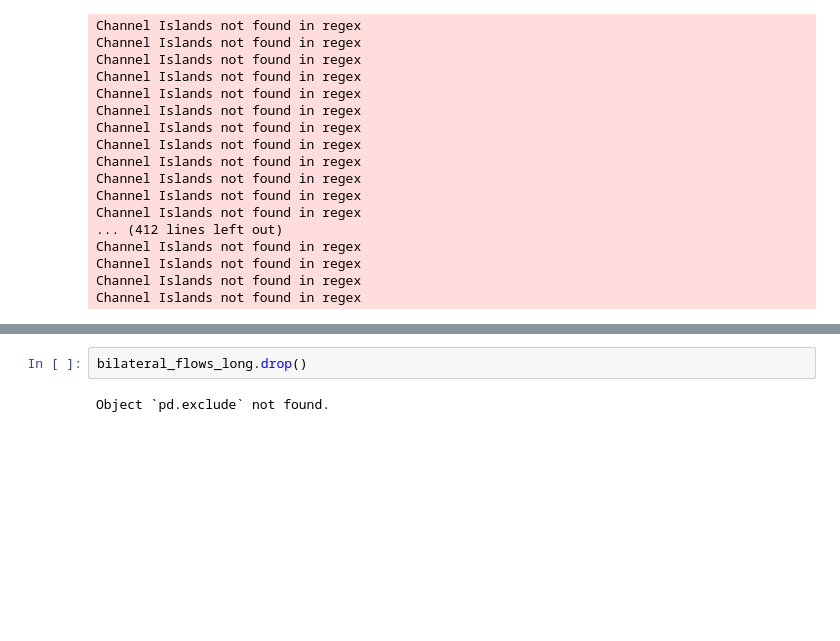
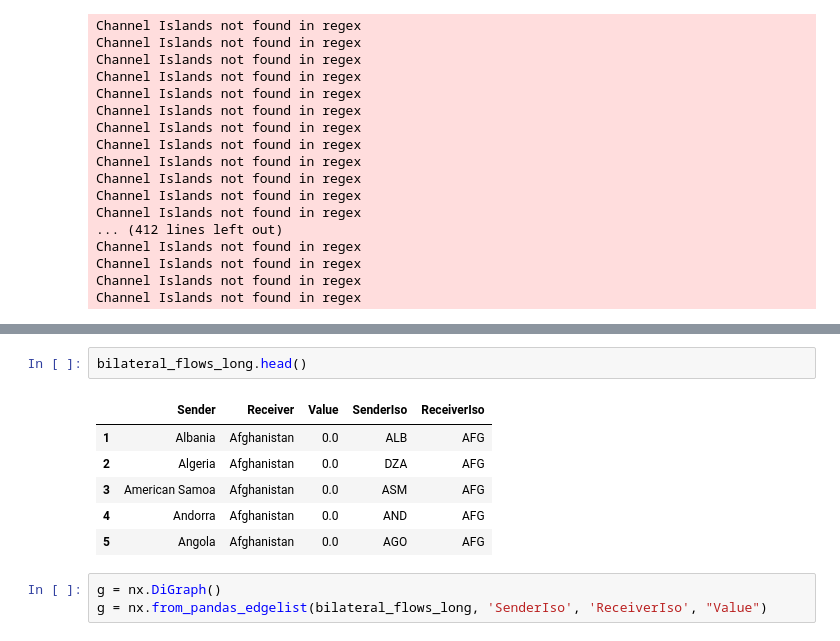
Before and after one commit to Halkenhaeusser/International-Money-and-Finance, a Jupyter notebook: Remittances/remit.ipynb, the cells around one changed output, grey strips where cells are left out. Drawn from its saved outputs; the diff is of its cells as text; blank space fills up the shorter version.

```diff
--- a/Remittances/remit.ipynb
+++ b/Remittances/remit.ipynb
@@ -160,4 +123,12 @@ pd.drop()
 # %%
-bilateral_flows_long.drop()
+bilateral_flows_long.head()
 # %% [output]
-Object `pd.exclude` not found.
+|  | Sender | Receiver | Value | SenderIso | ReceiverIso |
+| 1 | Albania | Afghanistan | 0.0 | ALB | AFG |
+| 2 | Algeria | Afghanistan | 0.0 | DZA | AFG |
+| 3 | American Samoa | Afghanistan | 0.0 | ASM | AFG |
+| 4 | Andorra | Afghanistan | 0.0 | AND | AFG |
+| 5 | Angola | Afghanistan | 0.0 | AGO | AFG |
+# %%
+g = nx.DiGraph()
+g = nx.from_pandas_edgelist(bilateral_flows_long, 'SenderIso', 'ReceiverIso', "Value")
```
Also changed, not shown: parts of 10 cells of this notebook.
